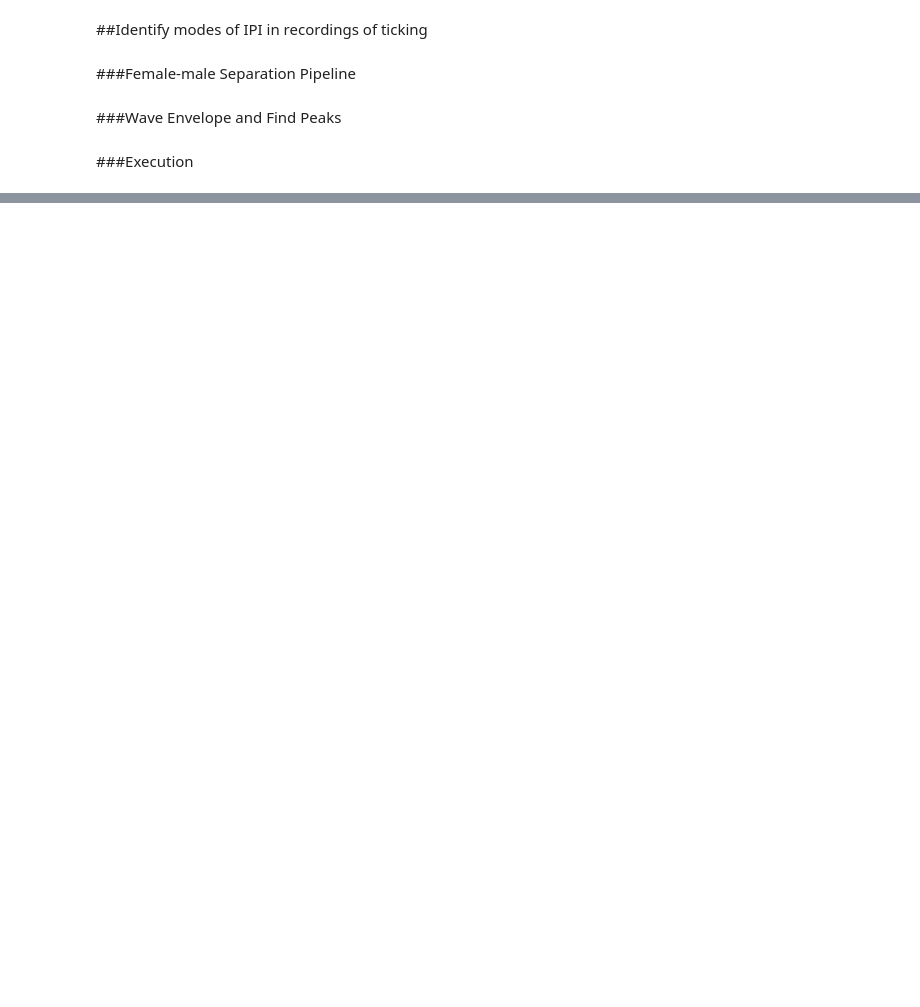
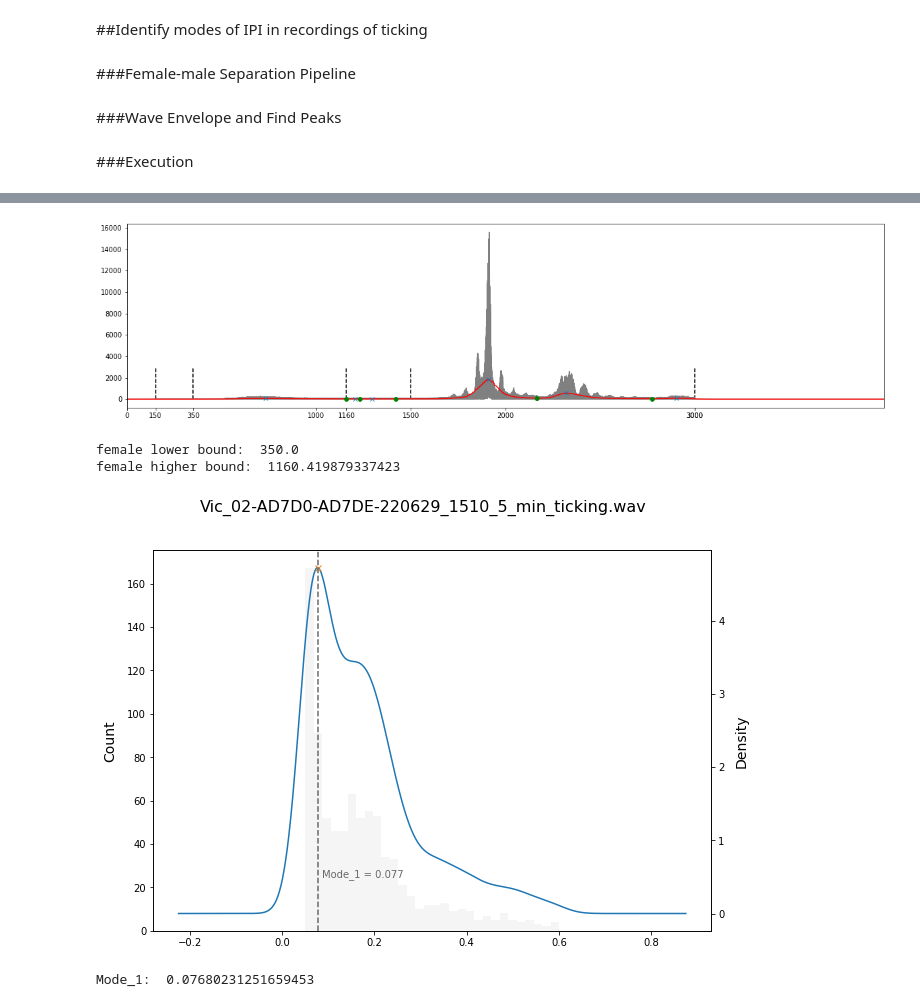
Before and after one commit to james-bole-pan/Xenopus_signal_processing, a Jupyter notebook: Side_Objective_Ticking_IPI.ipynb, the cells around one changed output, grey strips where cells are left out. Cells and saved outputs as stored; diff of their text form; code cells hidden in the pictures; blank space fills up the shorter version.

```diff
--- a/Side_Objective_Ticking_IPI.ipynb
+++ b/Side_Objective_Ticking_IPI.ipynb
@@ -351,0 +373,8 @@ Mode_2:  0.36595772643391705
+# %%
+female_bimodal_plot('/content/drive/MyDrive/Ticking_8_min/Vic_02-AD7D0-AD7DE-220629_1510_5_min_ticking.wav')
+# %% [output]
+[figure, added]
+female lower bound:  350.0
+female higher bound:  1160.419879337423
+[figure, added]
+Mode_1:  0.07680231251659453
```
Also changed, not shown: parts of 16 cells of this notebook.
